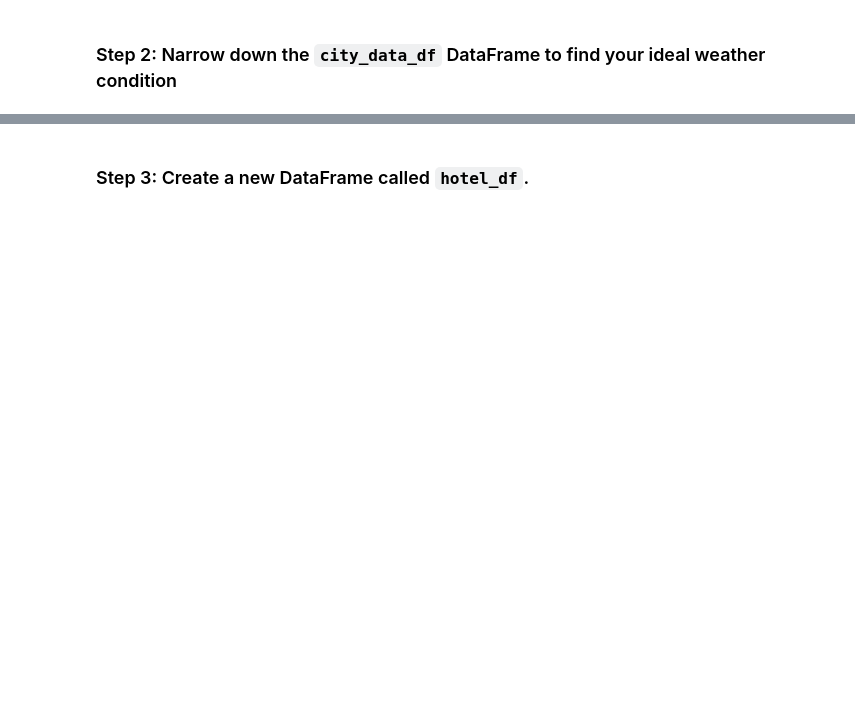
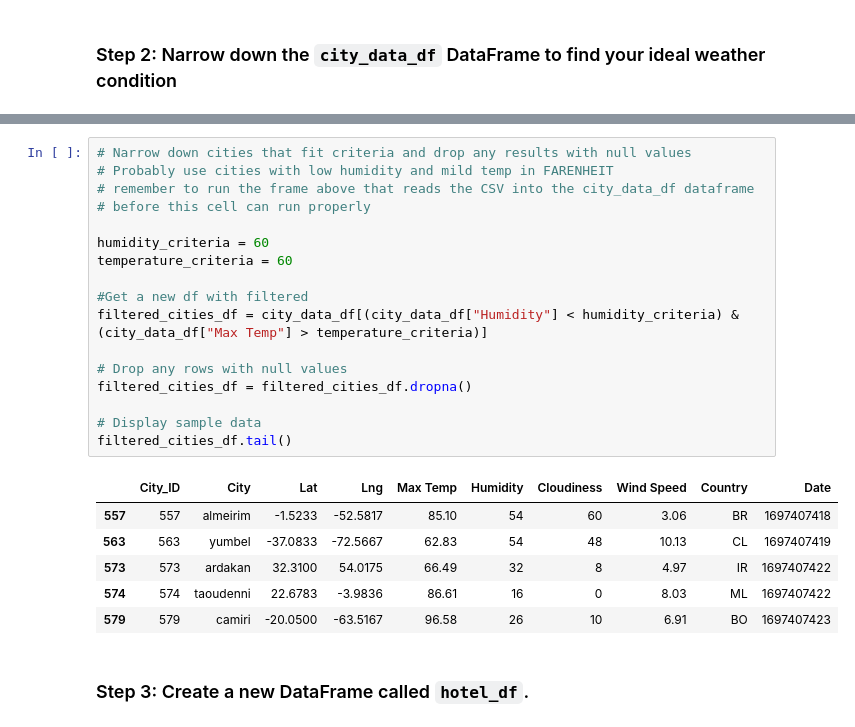
Before and after one commit to rabellan/python-api-challenge, a Jupyter notebook: VacationPy.ipynb, the cells around one changed output, grey strips where cells are left out. Saved outputs shown, nothing was run; the diff lists cells and outputs as text; blank space fills up the shorter version.

```diff
--- a/VacationPy.ipynb
+++ b/VacationPy.ipynb
@@ -74,3 +53,27 @@ city_data_df.head()
+# %%
+# Narrow down cities that fit criteria and drop any results with null values
+# Probably use cities with low humidity and mild temp in FARENHEIT
+# remember to run the frame above that reads the CSV into the city_data_df dataframe
+# before this cell can run properly
+
+humidity_criteria = 60
+temperature_criteria = 60
+
+#Get a new df with filtered
+filtered_cities_df = city_data_df[(city_data_df["Humidity"] < humidity_criteria) & (city_data_df["Max Temp"] > temperature_criteria)]
+
+# Drop any rows with null values
+filtered_cities_df = filtered_cities_df.dropna()
+
+# Display sample data
+filtered_cities_df.tail()
+# %% [output]
+|  | City_ID | City | Lat | Lng | Max Temp | Humidity | Cloudiness | Wind Speed | Country | Date |
+| 557 | 557 | almeirim | -1.5233 | -52.5817 | 85.10 | 54 | 60 | 3.06 | BR | 1697407418 |
+| 563 | 563 | yumbel | -37.0833 | -72.5667 | 62.83 | 54 | 48 | 10.13 | CL | 1697407419 |
+| 573 | 573 | ardakan | 32.3100 | 54.0175 | 66.49 | 32 | 8 | 4.97 | IR | 1697407422 |
+| 574 | 574 | taoudenni | 22.6783 | -3.9836 | 86.61 | 16 | 0 | 8.03 | ML | 1697407422 |
+| 579 | 579 | camiri | -20.0500 | -63.5167 | 96.58 | 26 | 10 | 6.91 | BO | 1697407423 |
 # %% [markdown]
 ### Step 3: Create a new DataFrame called `hotel_df`.
 # %%
```
Also changed, not shown: parts of 9 cells of this notebook, 1 other file.
